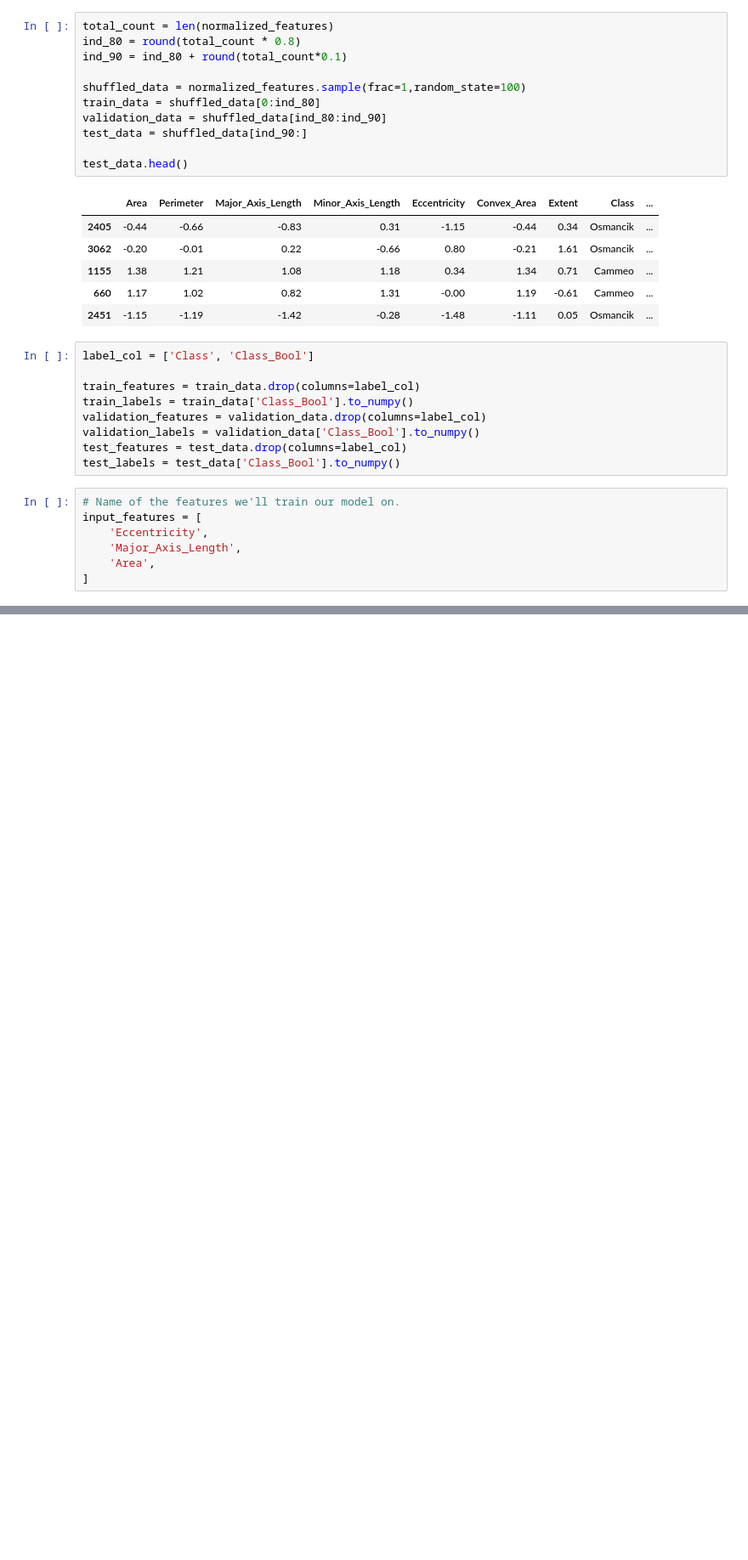
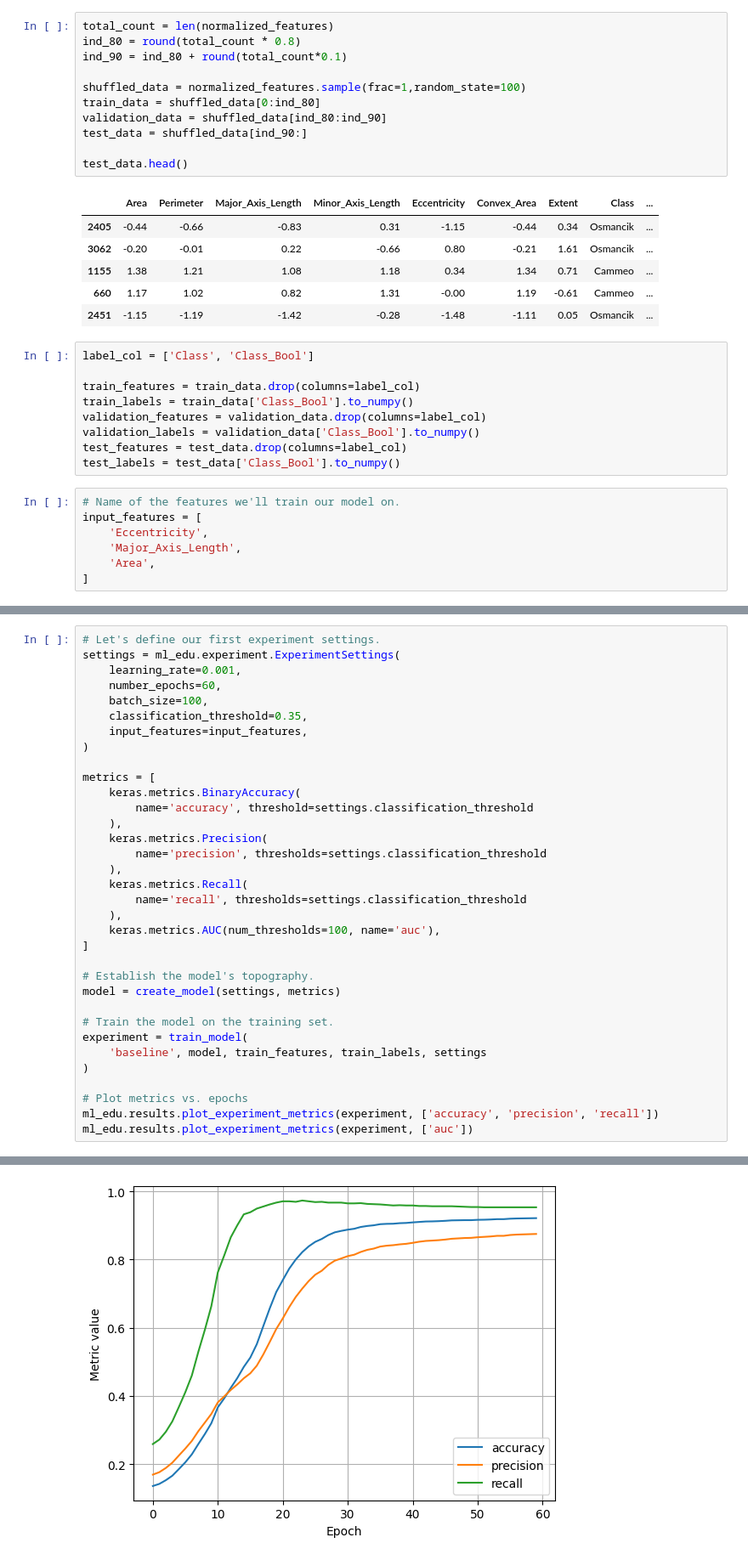
Before and after one commit to harshbmehta/PythonNotebooks, a Jupyter notebook: google_cc_classification.ipynb, the cells around one changed output, grey strips where cells are left out. Shown at 85% size. Cells and saved outputs as stored; diff of their text form; blank space fills up the shorter version.

```diff
--- a/google_cc_classification.ipynb
+++ b/google_cc_classification.ipynb
@@ -239,0 +302,35 @@ input_features = [
+# %%
+# Let's define our first experiment settings.
+settings = ml_edu.experiment.ExperimentSettings(
+    learning_rate=0.001,
+    number_epochs=60,
+    batch_size=100,
+    classification_threshold=0.35,
+    input_features=input_features,
+)
+
+metrics = [
+    keras.metrics.BinaryAccuracy(
+        name='accuracy', threshold=settings.classification_threshold
+    ),
+    keras.metrics.Precision(
+        name='precision', thresholds=settings.classification_threshold
+    ),
+    keras.metrics.Recall(
+        name='recall', thresholds=settings.classification_threshold
+    ),
+    keras.metrics.AUC(num_thresholds=100, name='auc'),
+]
+
+# Establish the model's topography.
+model = create_model(settings, metrics)
+
+# Train the model on the training set.
+experiment = train_model(
+    'baseline', model, train_features, train_labels, settings
+)
+
+# Plot metrics vs. epochs
+ml_edu.results.plot_experiment_metrics(experiment, ['accuracy', 'precision', 'recall'])
+ml_edu.results.plot_experiment_metrics(experiment, ['auc'])
+# %% [output]
@@ -239,0 +354 @@ input_features = [
+[figure, added]
```
Also changed, not shown: parts of 10 cells of this notebook.
